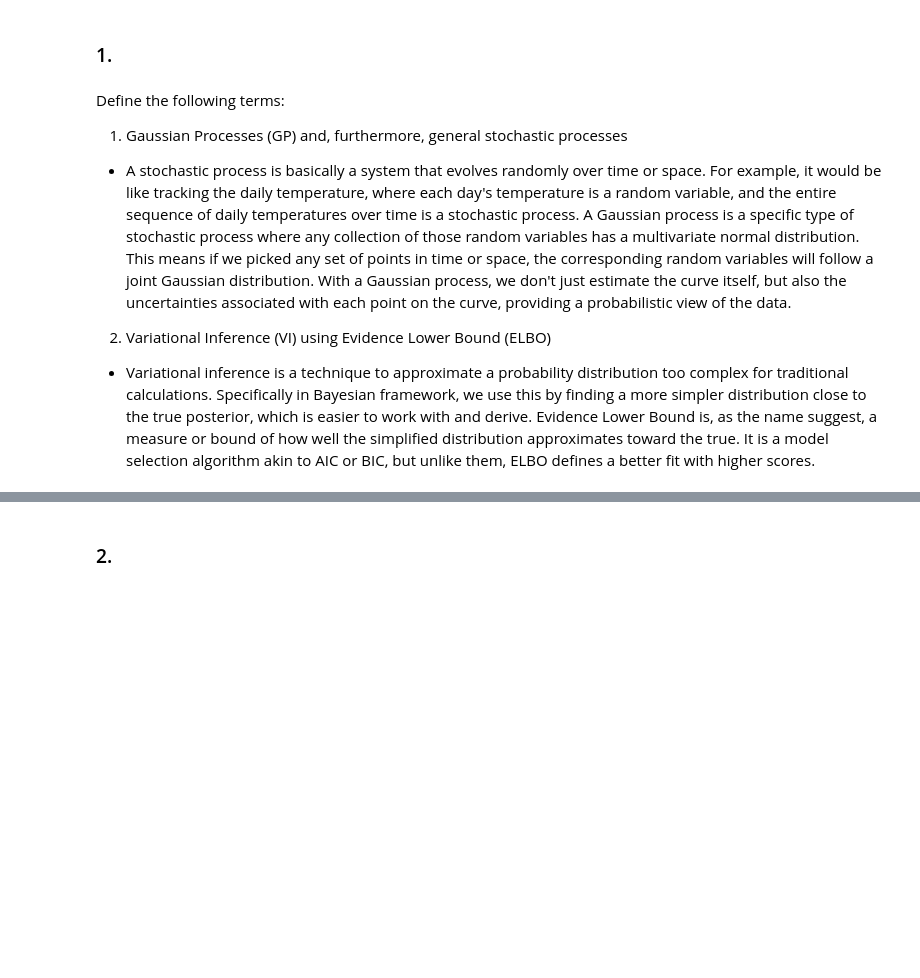
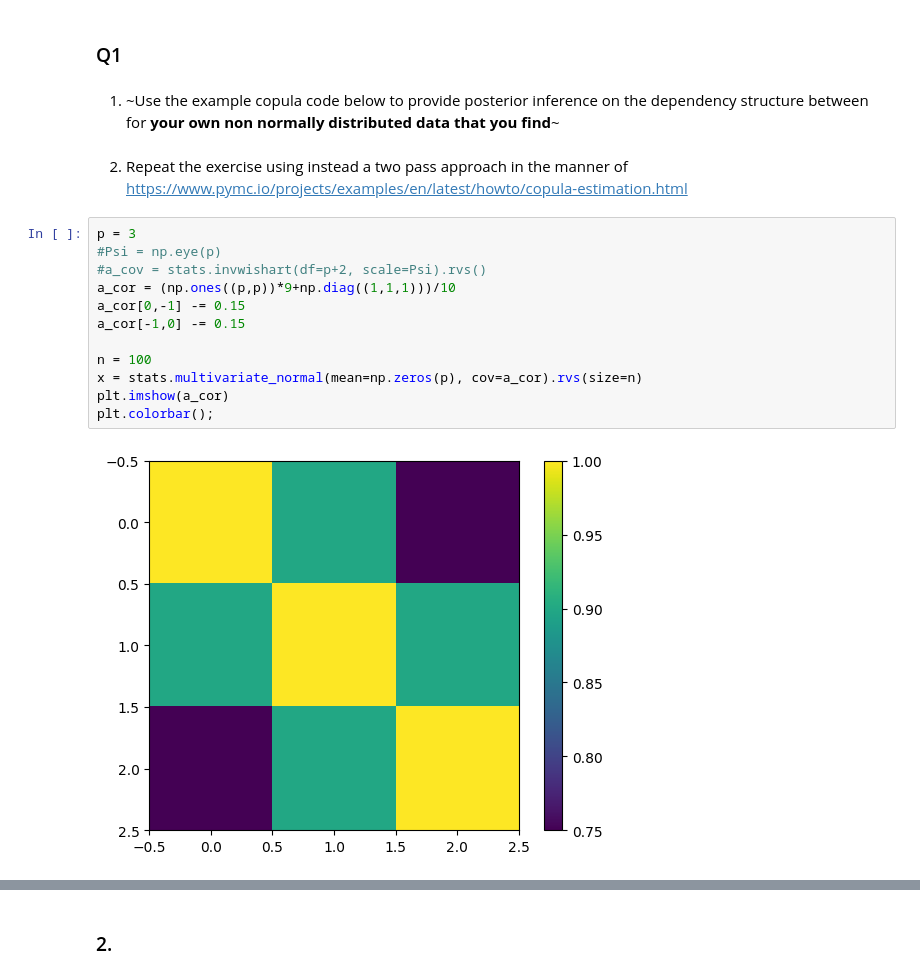
Before and after one commit to imSebin/Bayesian-Statistics-101, a Jupyter notebook: STA365HW9.ipynb, the cells around one changed output, grey strips where cells are left out. Cells and saved outputs as stored; diff of their text form; blank space fills up the shorter version.

```diff
--- a/STA365HW9.ipynb
+++ b/STA365HW9.ipynb
@@ -1,12 +12,20 @@
 # %% [markdown]
-### 1.
+### Q1
-# %% [markdown]
-Define the following terms:
-
-1. Gaussian Processes (GP) and, furthermore, general stochastic processes
-
-- A stochastic process is basically a system that evolves randomly over time or space. For example, it would be like tracking the daily temperature, where each day's temperature is a random variable, and the entire sequence of daily temperatures over time is a stochastic process. A Gaussian process is a specific type of stochastic process where any collection of those random variables has a multivariate normal distribution. This means if we picked any set of points in time or space, the corresponding random variables will follow a joint Gaussian distribution. With a Gaussian process, we don't just estimate the curve itself, but also the uncertainties associated with each point on the curve, providing a probabilistic view of the data.
-
-2. Variational Inference (VI) using Evidence Lower Bound (ELBO)
-
-- Variational inference is a technique to approximate a probability distribution too complex for traditional calculations. Specifically in Bayesian framework, we use this by finding a more simpler distribution close to the true posterior, which is easier to work  with and derive. Evidence Lower Bound is, as the name suggest, a measure or bound of how well the simplified distribution approximates toward the true. It is a model selection algorithm akin to AIC or BIC, but unlike them, ELBO defines a better fit with higher scores.
+# %% [markdown]
+1. ~Use the example copula code below to provide posterior inference on the dependency structure between for **your own non normally distributed data that you find**~
+# %% [markdown]
+2. Repeat the exercise using instead a two pass approach in the manner of https://www.pymc.io/projects/examples/en/latest/howto/copula-estimation.html
+# %%
+p = 3
+#Psi = np.eye(p)
+#a_cov = stats.invwishart(df=p+2, scale=Psi).rvs()
+a_cor = (np.ones((p,p))*9+np.diag((1,1,1)))/10
+a_cor[0,-1] -= 0.15
+a_cor[-1,0] -= 0.15
+
+n = 100
+x = stats.multivariate_normal(mean=np.zeros(p), cov=a_cor).rvs(size=n)
+plt.imshow(a_cor)
+plt.colorbar();
+# %% [output]
+[figure, added]
```
Also changed, not shown: parts of 48 cells of this notebook.
